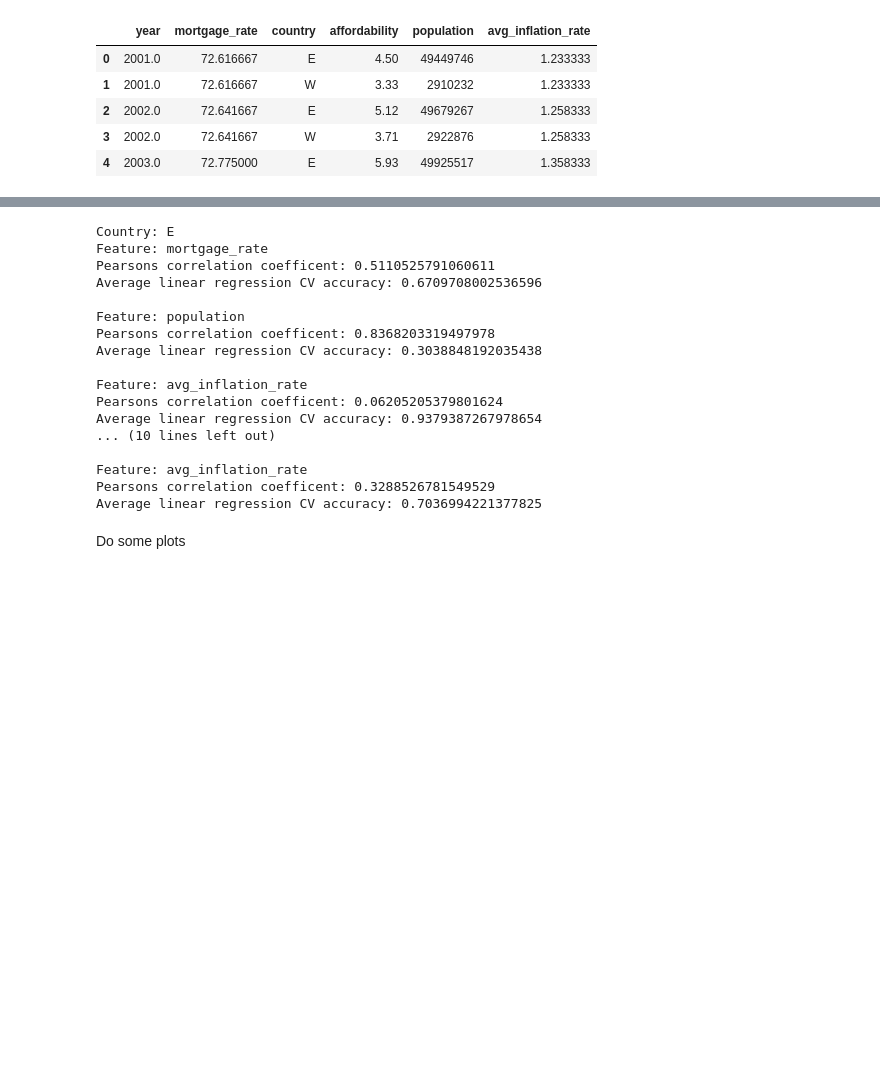
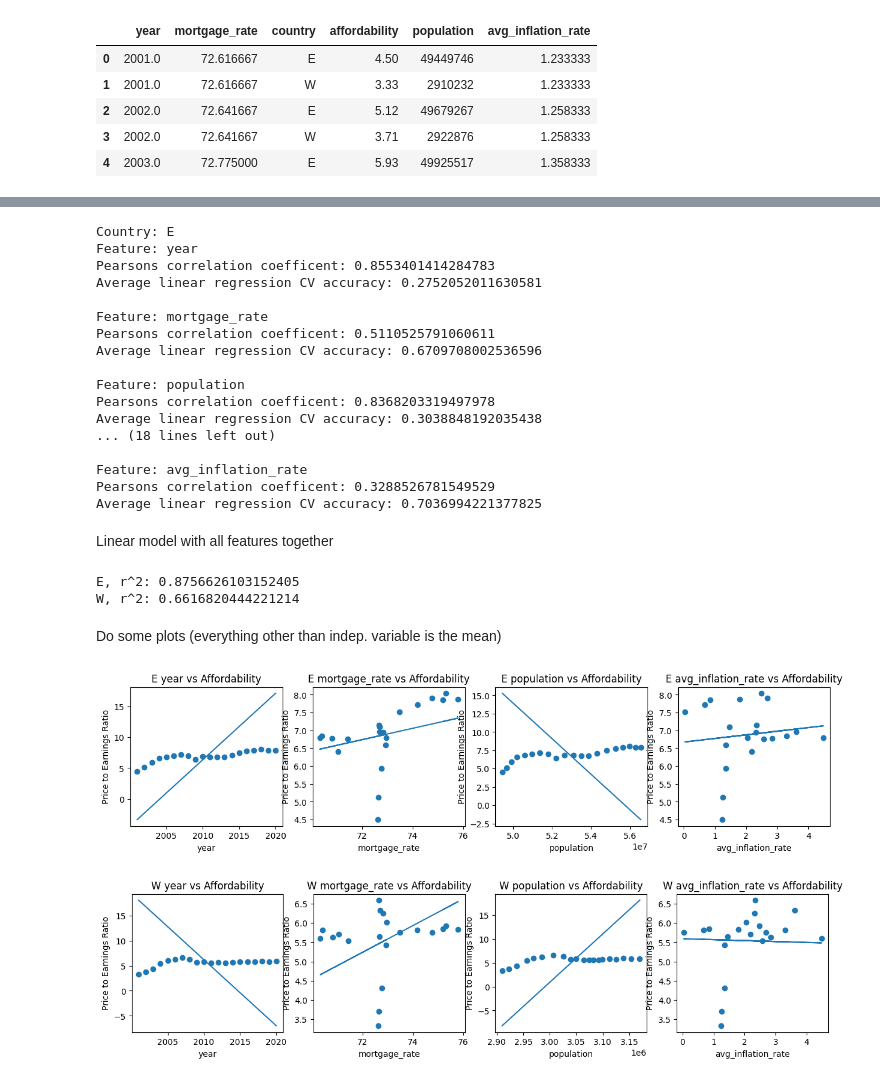
Before and after one commit to qa21336/HousingStatisticsAnalysis-, a Jupyter notebook: Merged_Data_Feature_Evaluation.ipynb, the cells around one changed output, grey strips where cells are left out. Drawn from its saved outputs; the diff is of its cells as text; code cells hidden in the pictures; blank space fills up the shorter version.

```diff
--- a/Merged_Data_Feature_Evaluation.ipynb
+++ b/Merged_Data_Feature_Evaluation.ipynb
@@ -38,7 +38,7 @@ for country in countries:
 
     # Plot all scatters
     for col in df.columns:
-        if(col == "affordability" or col == "year" or col == "country"):
+        if(col == "affordability" or col == "country"):
             continue
 
         colData = np.array(countryDf[col]).reshape(-1, 1)
@@ -57,6 +57,10 @@ for country in countries:
     print()
 # %% [output]
 Country: E
+Feature: year
+Pearsons correlation coefficent: 0.8553401414284783
+Average linear regression CV accuracy: 0.2752052011630581
+
 Feature: mortgage_rate
 Pearsons correlation coefficent: 0.5110525791060611
 Average linear regression CV accuracy: 0.6709708002536596
@@ -64,14 +68,57 @@ Average linear regression CV accuracy: 0.6709708002536596
 Feature: population
 Pearsons correlation coefficent: 0.8368203319497978
 Average linear regression CV accuracy: 0.3038848192035438
-
-Feature: avg_inflation_rate
-Pearsons correlation coefficent: 0.06205205379801624
-Average linear regression CV accuracy: 0.9379387267978654
-... (10 lines left out)
+... (18 lines left out)
 
 Feature: avg_inflation_rate
 Pearsons correlation coefficent: 0.3288526781549529
 Average linear regression CV accuracy: 0.7036994221377825
-# %% [markdown]
-Do some plots
+# %% [markdown]
+Linear model with all features together
+# %%
+lms = []
+for country in countries:
+    countryData = df.loc[df["country"] == country].drop("country", axis=1)
+    countryYs = countryData.pop("affordability")
+    countryXs = countryData
+
+    lm = LinearRegression().fit(countryXs, countryYs)
+    lms.append(lm)
+    print(country+", r^2: "+str(lm.score(countryXs, countryYs)))
+# %% [output]
+E, r^2: 0.8756626103152405
+W, r^2: 0.6616820444221214
+# %% [markdown]
+Do some plots (everything other than indep. variable is the mean)
+# %%
+import matplotlib.pyplot as plt
+
+for i, country in enumerate(countries):
+    fig, axes = plt.subplots(1, 4, figsize=(15, 3))
+
+    # Get labels for country
+    countryDf = (df.loc[df["country"] == country]).drop("country", axis=1)
+    affordData = countryDf.pop("affordability")
+
+    # Means
+    means = np.mean(countryDf, axis=0)
+
+    # Plot all scatters
+    for j, col in enumerate(countryDf.columns):
+        colData = np.array(countryDf[col]).reshape(-1, 1)
+
+        # Model predictions
+        x = np.tile(means, (len(countryDf), 1))
+        x[:, j] = colData.reshape(-1,)
+        preds = lms[i].predict(x)
+
+        # Plot
+        axes[j].scatter(colData, affordData)
+        axes[j].set_title(country+" "+col+" vs Affordability")
+        axes[j].set_xlabel(col)
+        axes[j].set_ylabel("Price to Earnings Ratio")
+        axes[j].plot(colData, preds)
+    plt.show()
+# %% [output]
+[figure, added]
+[figure, added]
```
Also changed, not shown: parts of 4 cells of this notebook.
